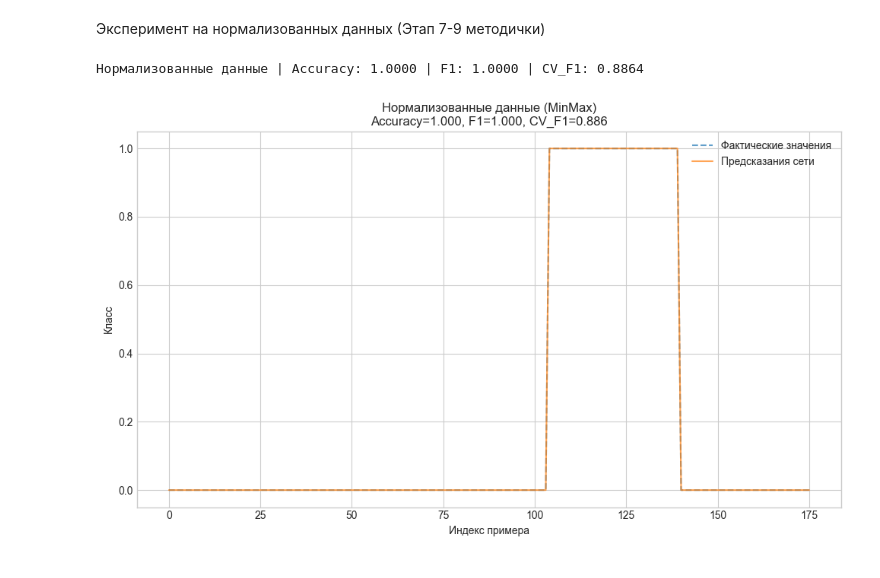
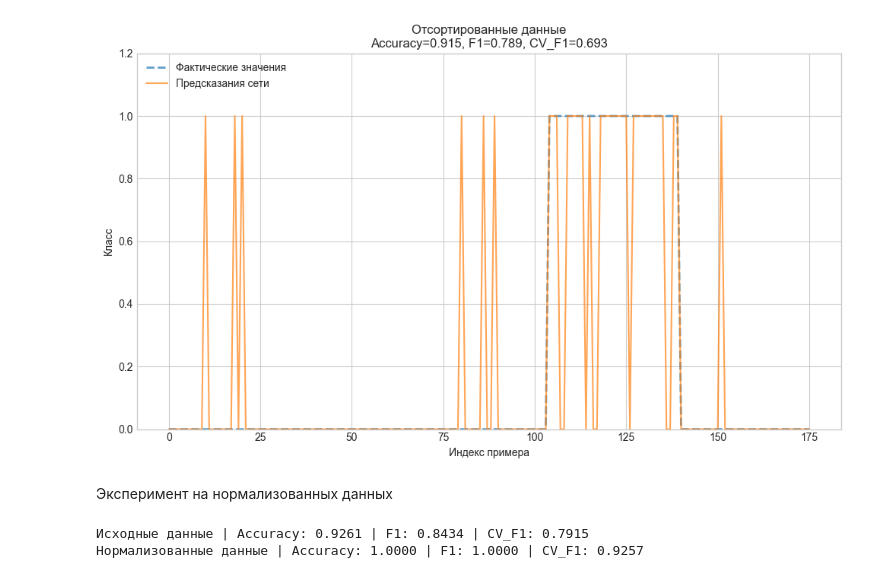
Before and after one commit to heigan/LB_3, a Jupyter notebook: 03_preview.ipynb, the cells around one changed output. Cells and saved outputs as stored; diff of their text form; code cells hidden in the pictures.

```diff
--- a/03_preview.ipynb
+++ b/03_preview.ipynb
@@ -211,12 +308,31 @@ plt.show()
+# %%
+plt.figure()
+plt.plot(y_sorted, label='Фактические значения', linestyle='--',linewidth = 2.0, alpha=0.7)
+plt.plot(y_pred_sorted, label='Предсказания сети', alpha=0.7)
+plt.xlabel('Индекс примера')
+plt.ylabel('Класс')
+plt.title(f'Отсортированные данные\nAccuracy={acc_sort:.3f}, F1={f1_sort:.3f}, CV_F1={cv_sort:.3f}')
+plt.ylim(0, 1.2)
+plt.legend(loc='upper left')
+plt.tight_layout()
+plt.savefig('reports/plot_sorted.png', dpi=150, bbox_inches='tight')
+plt.show()
+# %% [output]
+[figure, added]
 # %% [markdown]
-Эксперимент на нормализованных данных (Этап 7-9 методички)
+Эксперимент на нормализованных данных
 # %%
-# Выбираем лучшую выборку из предыдущих двух шагов.
-# Для примера используем отсортированную, если её F1 был выше.
-# В реальном отчете замените условие на лучшую метрику.
 use_sorted = f1_sort >= f1_raw
-X_norm_base = X_sorted if use_sorted else X
-y_norm_base = y_sorted if use_sorted else y
+use_distributed = f1_distributed >= f1_raw
+if  use_sorted:
+    X_norm_base = X_sorted
+    y_norm_base = y_sorted
+elif use_distributed:
+    X_norm_base = X_distributed
+    y_norm_base = y_distributed
+else:
+    X_norm_base = X
+    y_norm_base = y
 
 scaler = MinMaxScaler()
 X_norm = scaler.fit_transform(X_norm_base)
@@ -229,18 +345,15 @@ acc_norm = accuracy_score(y_norm_base, y_pred_norm)
 f1_norm = f1_score(y_norm_base, y_pred_norm)
 cv_norm = cross_val_score(ANN_NORM, X_norm, y_norm_base, cv=3, scoring='f1').mean()
 
+
+if use_sorted:
+    print(f"Отсортированные данные | Accuracy: {acc_sort:.4f} | F1: {f1_sort:.4f} | CV_F1: {cv_sort:.4f}")
+elif use_distributed:
+    print(f"Перемешанные данные | Accuracy: {acc_distributed:.4f} | F1: {f1_distributed:.4f} | CV_F1: {cv_distributed:.4f}")
+else:
+    print(f"Исходные данные | Accuracy: {acc_raw:.4f} | F1: {f1_raw:.4f} | CV_F1: {cv_raw:.4f}")
+
 print(f"Нормализованные данные | Accuracy: {acc_norm:.4f} | F1: {f1_norm:.4f} | CV_F1: {cv_norm:.4f}")
-
-plt.figure()
-plt.plot(y_norm_base, label='Фактические значения', linestyle='--', alpha=0.7)
-plt.plot(y_pred_norm, label='Предсказания сети', alpha=0.7)
-plt.xlabel('Индекс примера')
-plt.ylabel('Класс')
-plt.title(f'Нормализованные данные (MinMax)\nAccuracy={acc_norm:.3f}, F1={f1_norm:.3f}, CV_F1={cv_norm:.3f}')
-plt.legend()
-plt.tight_layout()
-plt.savefig('reports/plot_normalized.png', dpi=150, bbox_inches='tight')
-plt.show()
 # %% [output]
-Нормализованные данные | Accuracy: 1.0000 | F1: 1.0000 | CV_F1: 0.8864
+Исходные данные | Accuracy: 0.9261 | F1: 0.8434 | CV_F1: 0.7915
+Нормализованные данные | Accuracy: 1.0000 | F1: 1.0000 | CV_F1: 0.9257
-[figure, removed]
```
Also changed, not shown: parts of 22 cells of this notebook, 7 other files.
